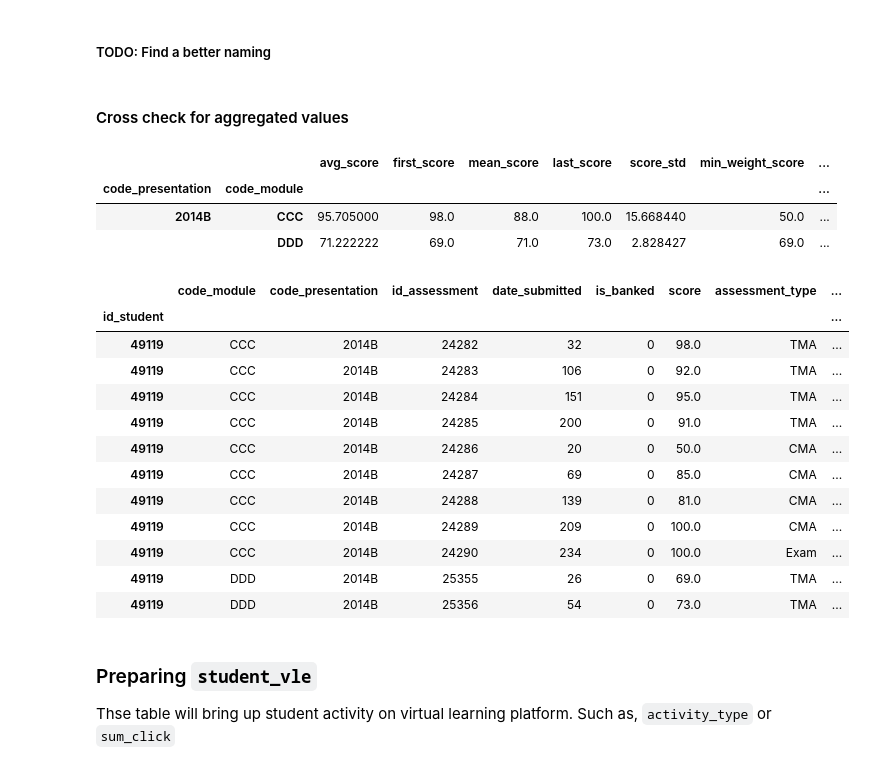
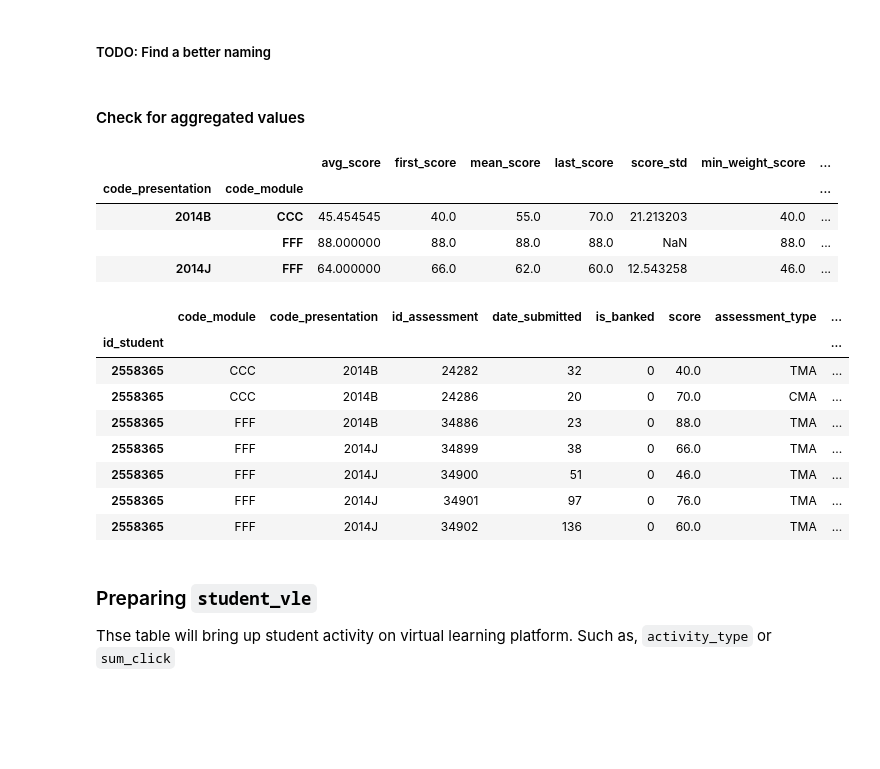
Before and after one commit to tevfikcagridural/student-success, a Jupyter notebook: Data_Wrangling.ipynb, the cells around one changed output. Cells and saved outputs as stored; diff of their text form; code cells hidden in the pictures; blank space fills up the shorter version.

Commit message:
`student_vle` preperation completed Check of aggregated values on `student_assessment_reduced` refactored

```diff
--- a/Data_Wrangling.ipynb
+++ b/Data_Wrangling.ipynb
@@ -510,30 +510,29 @@ student_assessment_reduced['num_of_assmnt'] = (grouped_assessment
                                                .nunique()
                                                .id_assessment)
 # %% [markdown]
-#### Cross check for aggregated values
+#### Check for aggregated values
+# %%
+_rand_stud = np.random.choice(students_with_multip_course['id_student'])
 # %%
-student_assessment_reduced.loc[49119]
+student_assessment_reduced.loc[_rand_stud]
 # %% [output]
 |  |  | avg_score | first_score | mean_score | last_score | score_std | min_weight_score | ... |
 | code_presentation | code_module |  |  |  |  |  |  | ... |
-| 2014B | CCC | 95.705000 | 98.0 | 88.0 | 100.0 | 15.668440 | 50.0 | ... |
-|  | DDD | 71.222222 | 69.0 | 71.0 | 73.0 | 2.828427 | 69.0 | ... |
+| 2014B | CCC | 45.454545 | 40.0 | 55.0 | 70.0 | 21.213203 | 40.0 | ... |
+|  | FFF | 88.000000 | 88.0 | 88.0 | 88.0 | NaN | 88.0 | ... |
+| 2014J | FFF | 64.000000 | 66.0 | 62.0 | 60.0 | 12.543258 | 46.0 | ... |
 # %%
-student_assessment.set_index('id_student').loc[49119]
+student_assessment.set_index('id_student').loc[_rand_stud]
 # %% [output]
 |  | code_module | code_presentation | id_assessment | date_submitted | is_banked | score | assessment_type | ... |
 | id_student |  |  |  |  |  |  |  | ... |
-| 49119 | CCC | 2014B | 24282 | 32 | 0 | 98.0 | TMA | ... |
-| 49119 | CCC | 2014B | 24283 | 106 | 0 | 92.0 | TMA | ... |
-| 49119 | CCC | 2014B | 24284 | 151 | 0 | 95.0 | TMA | ... |
-| 49119 | CCC | 2014B | 24285 | 200 | 0 | 91.0 | TMA | ... |
-| 49119 | CCC | 2014B | 24286 | 20 | 0 | 50.0 | CMA | ... |
-| 49119 | CCC | 2014B | 24287 | 69 | 0 | 85.0 | CMA | ... |
-| 49119 | CCC | 2014B | 24288 | 139 | 0 | 81.0 | CMA | ... |
-| 49119 | CCC | 2014B | 24289 | 209 | 0 | 100.0 | CMA | ... |
-| 49119 | CCC | 2014B | 24290 | 234 | 0 | 100.0 | Exam | ... |
-| 49119 | DDD | 2014B | 25355 | 26 | 0 | 69.0 | TMA | ... |
-| 49119 | DDD | 2014B | 25356 | 54 | 0 | 73.0 | TMA | ... |
+| 2558365 | CCC | 2014B | 24282 | 32 | 0 | 40.0 | TMA | ... |
+| 2558365 | CCC | 2014B | 24286 | 20 | 0 | 70.0 | CMA | ... |
+| 2558365 | FFF | 2014B | 34886 | 23 | 0 | 88.0 | TMA | ... |
+| 2558365 | FFF | 2014J | 34899 | 38 | 0 | 66.0 | TMA | ... |
+| 2558365 | FFF | 2014J | 34900 | 51 | 0 | 46.0 | TMA | ... |
+| 2558365 | FFF | 2014J | 34901 | 97 | 0 | 76.0 | TMA | ... |
+| 2558365 | FFF | 2014J | 34902 | 136 | 0 | 60.0 | TMA | ... |
 # %% [markdown]
 ### Preparing `student_vle`
 Thse table will bring up student activity on virtual learning platform. Such as, `activity_type` or `sum_click`
```
Also changed, not shown: parts of 12 cells of this notebook.
